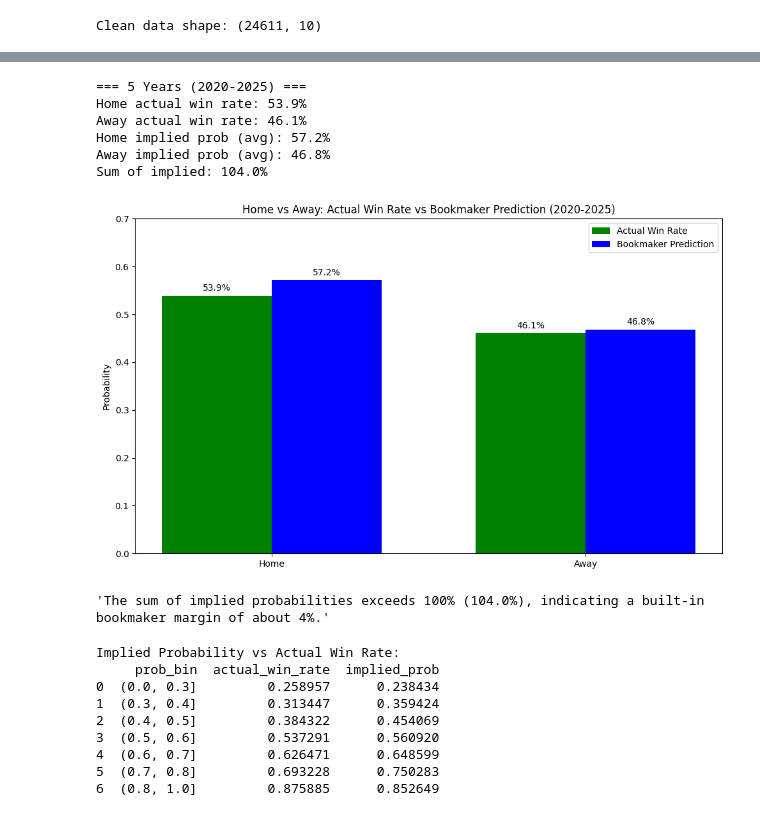
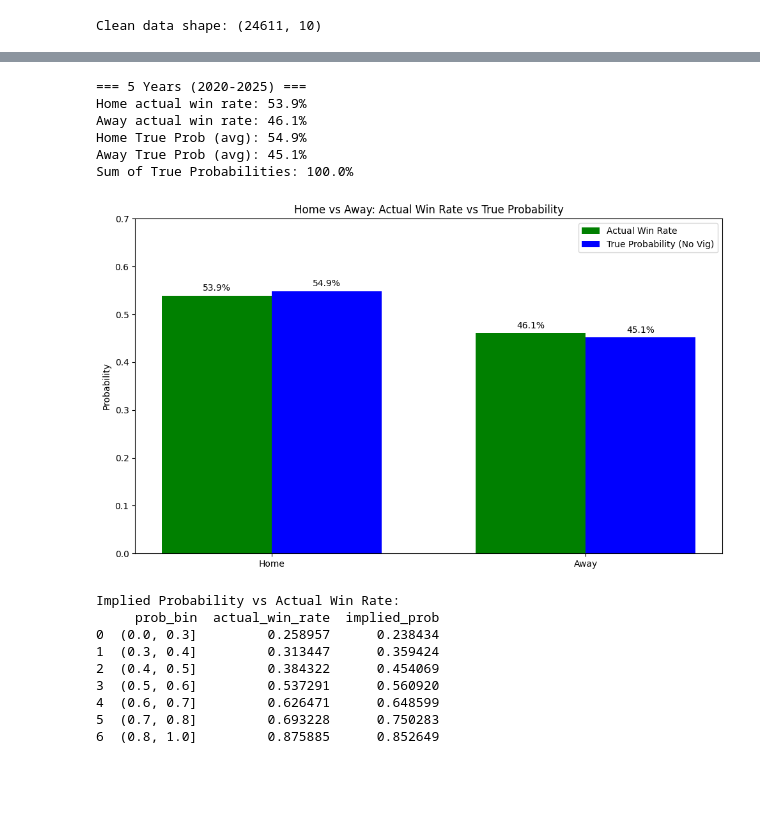
Before and after one commit to licy5989-commits/final-project, a Jupyter notebook: NFL_Betting_EV_Analysis.ipynb, the cells around one changed output, grey strips where cells are left out. Drawn from its saved outputs; the diff is of its cells as text; code cells hidden in the pictures; blank space fills up the shorter version.

```diff
--- a/NFL_Betting_EV_Analysis.ipynb
+++ b/NFL_Betting_EV_Analysis.ipynb
@@ -503,68 +512,57 @@ Sample:
 # %%
 # home vs away: win rate and odds comparison (5 years)
 
-# correct way: calculate implied prob per game, then average
-all_ev["home_implied"] = 1 / all_ev["home_odds"]
-all_ev["away_implied"] = 1 / all_ev["away_odds"]
-
-# get unique games
+# get unique games to avoid duplicates
 unique_games = all_ev.groupby(["game_date", "home_team", "away_team"]).first().reset_index()
 
 # actual win rate
 home_win_rate = unique_games["home_win"].mean()
 away_win_rate = 1 - home_win_rate
 
-# average implied probability (per game, then average)
-home_implied_avg = unique_games["home_implied"].mean()
-away_implied_avg = unique_games["away_implied"].mean()
+# average TRUE probability
+home_true_avg = unique_games["true_home_prob"].mean()
+away_true_avg = unique_games["true_away_prob"].mean()
 
 print("=== 5 Years (2020-2025) ===")
 print(f"Home actual win rate: {home_win_rate:.1%}")
 print(f"Away actual win rate: {away_win_rate:.1%}")
-print(f"Home implied prob (avg): {home_implied_avg:.1%}")
-print(f"Away implied prob (avg): {away_implied_avg:.1%}")
-print(f"Sum of implied: {home_implied_avg + away_implied_avg:.1%}")
+print(f"Home True Prob (avg): {home_true_avg:.1%}")
+print(f"Away True Prob (avg): {away_true_avg:.1%}")
+print(f"Sum of True Probabilities: {home_true_avg + away_true_avg:.1%}")
 
 # plot
 fig, ax = plt.subplots(figsize=(10, 6))
 
 x = np.arange(2)
 width = 0.35
 
 bars1 = ax.bar(x - width/2, [home_win_rate, away_win_rate], width, label='Actual Win Rate', color='green')
-bars2 = ax.bar(x + width/2, [home_implied_avg, away_implied_avg], width, label='Bookmaker Prediction', color='blue')
+bars2 = ax.bar(x + width/2, [home_true_avg, away_true_avg], width, label='True Probability (No Vig)', color='blue')
 
 ax.set_ylabel('Probability')
-ax.set_title('Home vs Away: Actual Win Rate vs Bookmaker Prediction (2020-2025)')
+ax.set_title('Home vs Away: Actual Win Rate vs True Probability')
 ax.set_xticks(x)
 ax.set_xticklabels(['Home', 'Away'])
 ax.legend()
 ax.set_ylim(0, 0.7)
 
 for bar in bars1:
     ax.text(bar.get_x() + bar.get_width()/2, bar.get_height() + 0.01,
             f'{bar.get_height():.1%}', ha='center')
 for bar in bars2:
     ax.text(bar.get_x() + bar.get_width()/2, bar.get_height() + 0.01,
             f'{bar.get_height():.1%}', ha='center')
 
 plt.tight_layout()
-plt.savefig("fig1_home_vs_away.png", dpi=300, bbox_inches='tight')
 plt.show()
-
-'''Over five seasons (2020–2025), home teams won 53.6% of games, confirming a consistent home-field advantage in the NFL.'''
-'''Sportsbooks on average imply a 57.1% win probability for home teams, which is about 3.5 percentage points higher than the
-actual observed win rate.'''
-'''The sum of implied probabilities exceeds 100% (104.0%), indicating a built-in bookmaker margin of about 4%.'''
 # %% [output]
 === 5 Years (2020-2025) ===
 Home actual win rate: 53.9%
 Away actual win rate: 46.1%
-Home implied prob (avg): 57.2%
-Away implied prob (avg): 46.8%
-Sum of implied: 104.0%
+Home True Prob (avg): 54.9%
+Away True Prob (avg): 45.1%
+Sum of True Probabilities: 100.0%
-[figure, old version]
+[figure, new version]
-'The sum of implied probabilities exceeds 100% (104.0%), indicating a built-in bookmaker margin of about 4%.'
 # %%
 # calculate win rate by probability bins (5 years)
 all_ev["prob_bin"] = pd.cut(all_ev["home_implied_prob"], bins=[0, 0.3, 0.4, 0.5, 0.6, 0.7, 0.8, 1.0])
```
Also changed, not shown: parts of 5 cells of this notebook.
